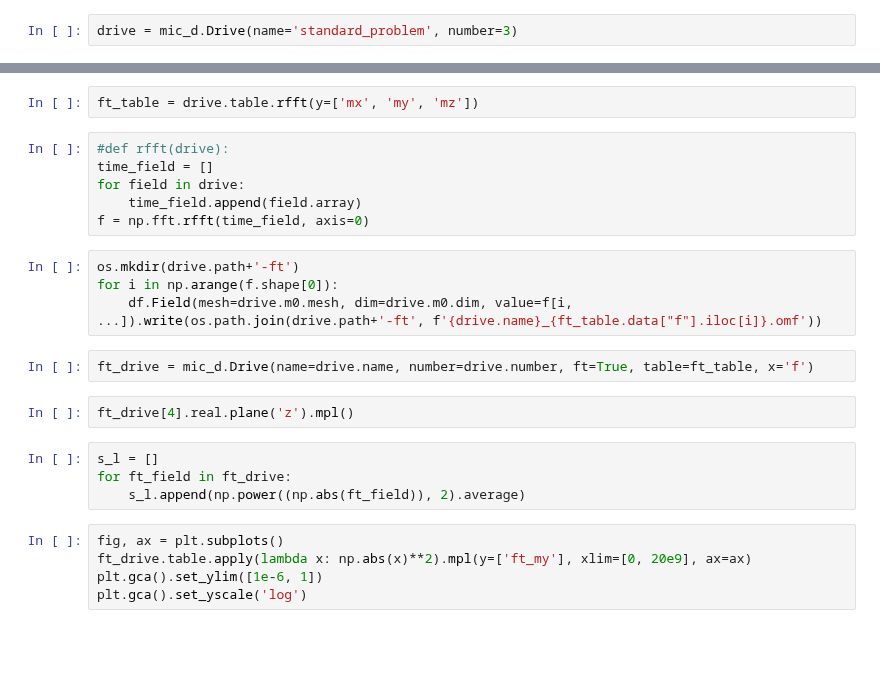
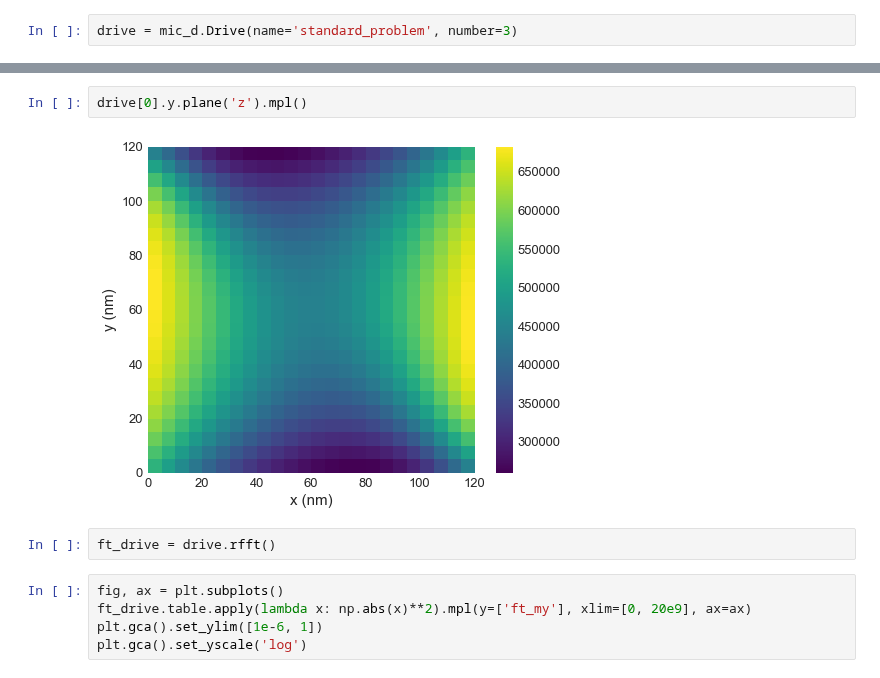
Before and after one commit to ubermag/micromagneticdata, a Jupyter notebook: dev/FFT Development.ipynb, the cells around one changed output, grey strips where cells are left out. Cells and saved outputs as stored; diff of their text form; blank space fills up the shorter version.

Commit message:
Implement rfft and irfft

```diff
--- a/dev/FFT Development.ipynb
+++ b/dev/FFT Development.ipynb
@@ -227,23 +88,9 @@ array([[[[ 5.94859442e+05+0.j,  5.34065059e+05+0.j,
-# %%
-ft_table = drive.table.rfft(y=['mx', 'my', 'mz'])
-# %%
-#def rfft(drive):
-time_field = []
-for field in drive:
-    time_field.append(field.array)
-f = np.fft.rfft(time_field, axis=0)
-# %%
-os.mkdir(drive.path+'-ft')
-for i in np.arange(f.shape[0]):
-    df.Field(mesh=drive.m0.mesh, dim=drive.m0.dim, value=f[i, ...]).write(os.path.join(drive.path+'-ft', f'{drive.name}_{ft_table.data["f"].iloc[i]}.omf'))
-# %%
-ft_drive = mic_d.Drive(name=drive.name, number=drive.number, ft=True, table=ft_table, x='f')
 # %%
-ft_drive[4].real.plane('z').mpl()
+drive[0].y.plane('z').mpl()
+# %% [output]
+[figure, added]
-# %%
-s_l = []
-for ft_field in ft_drive:
-    s_l.append(np.power((np.abs(ft_field)), 2).average)
+# %%
+ft_drive = drive.rfft()
 # %%
 fig, ax = plt.subplots()
 ft_drive.table.apply(lambda x: np.abs(x)**2).mpl(y=['ft_my'], xlim=[0, 20e9], ax=ax)
```
Also changed, not shown: parts of 37 cells of this notebook, 1 other file.
